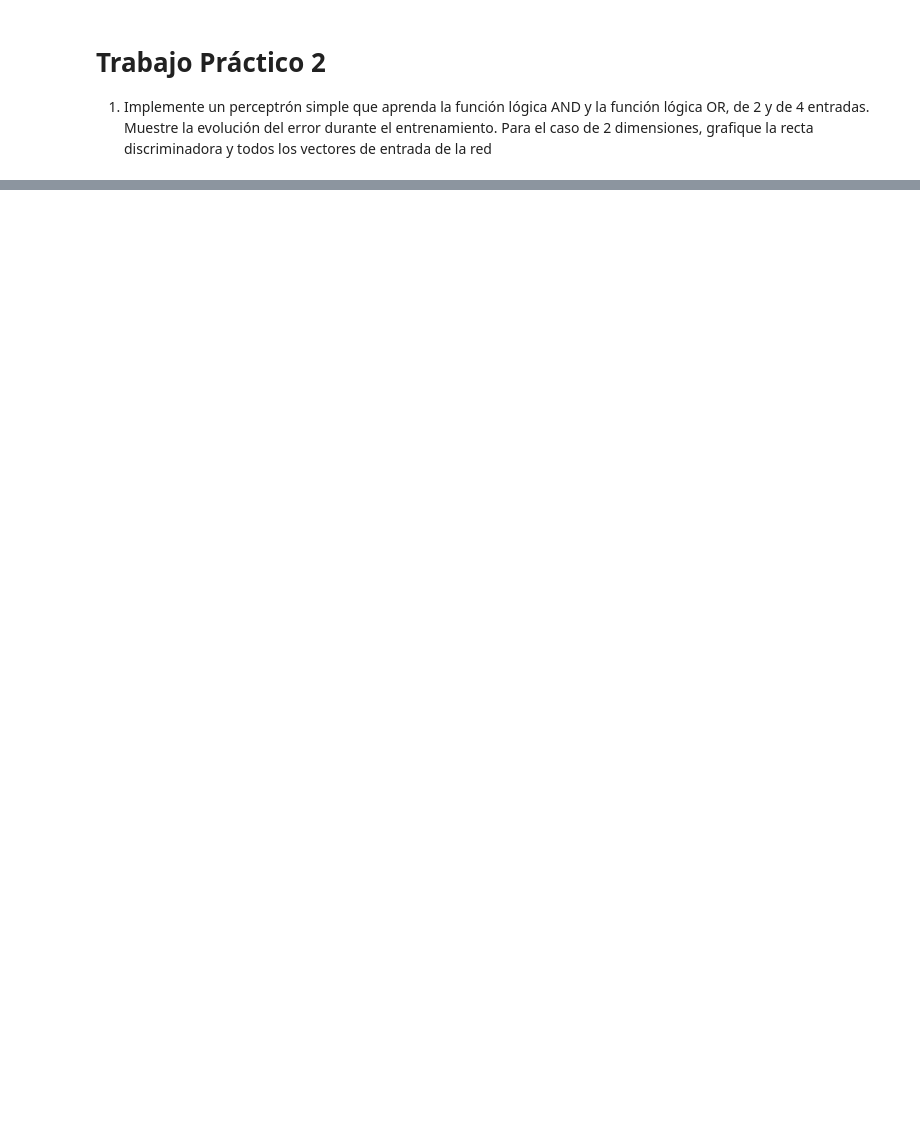
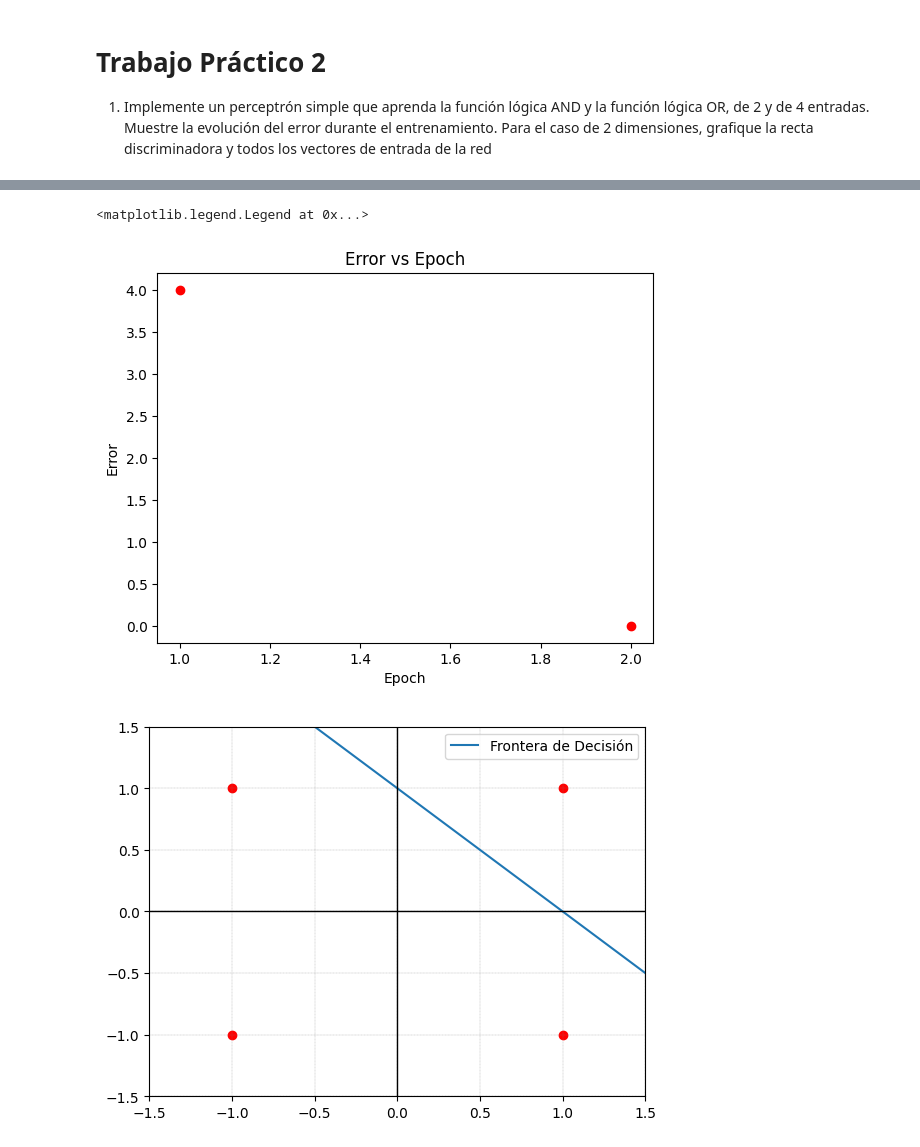
Before and after one commit to jstejman/Redes-Neuronales, a Jupyter notebook: tp2/tp2.ipynb, the cells around one changed output, grey strips where cells are left out. Drawn from its saved outputs; the diff is of its cells as text; code cells hidden in the pictures; blank space fills up the shorter version.

```diff
--- a/tp2/tp2.ipynb
+++ b/tp2/tp2.ipynb
@@ -12,10 +12,12 @@ import numpy as np
 import matplotlib.pyplot as plt
 
 class Perceptron:
-    def __init__(self, input_size, learning_rate=0.1, epochs=100):
+    def __init__(self, input_size, learning_rate=0.1, epochs=100, error = 100):
         self.weights = np.zeros(input_size +1)  # +1 for the bias term
         self.learning_rate = learning_rate
         self.epochs = epochs
+        self.error = error
+
 
     def activation_function(self, x):
         return 1 if x > 0 else -1
@@ -24,13 +26,41 @@ class Perceptron:
         z = self.weights.T.dot(np.insert(x, 0, 1))  # Insert 1 for the bias term
         return self.activation_function(z)
 
-    def error(self, yd, y):
-        return sum((yd - y) **2 for yd, y in zip(yd, y))
+    def ECM(self, yd, y):
+        self.error = sum((yd - y) **2 for yd, y in zip(yd, y))
+        return self.error
     def fit(self, X, y):
         for epoch in range(self.epochs):
-            if self.error(y, [self.predict(xi) for xi in X]) == 0:
+            if self.error == 0:
                 break
-            for xi, target in zip(X, y):
-                prediction = self.predict(xi)
-                self.weights[1:] += self.learning_rate * (target - prediction) * xi
-                self.weights[0] += self.learning_rate * (target - prediction)
+            indexes = np.random.permutation(len(y))
+            for index in indexes:
+                prediction = self.predict(X[index])
+                self.weights[1:] += self.learning_rate * (y[index] - prediction) * X[index]
+                self.weights[0] += self.learning_rate * (y[index] - prediction)
+                y_pred = [self.predict(xi) for xi in X]
+                self.ECM(y, y_pred)
+            plt.plot(epoch +1, self.error, 'ro')
+            plt.xlabel('Epoch')
+            plt.ylabel('Error')
+            plt.title('Error vs Epoch')
+# %%
+x_and = np.array([[-1, -1], [-1, 1], [1, -1], [1, 1]])
+y_and = np.array([-1, -1, -1, 1])
+perceptron_and = Perceptron(2)
+perceptron_and.fit(x_and, y_and)
+plt.figure()
+plt.scatter(x_and[:, 0], x_and[:, 1], c="red")
+x_values = np.linspace(-3, 3, 100)
+y_values = -(perceptron_and.weights[1] * x_values + perceptron_and.weights[0]) / perceptron_and.weights[2]
+plt.plot(x_values, y_values, label='Frontera de Decisión')
+plt.axhline(0, color='black',linewidth=1)
+plt.axvline(0, color='black',linewidth=1)
+plt.grid(color = 'gray', linestyle = '--', linewidth = 0.2)
+plt.xlim(-1.5, 1.5)
+plt.ylim(-1.5, 1.5)
+plt.legend()
+# %% [output]
+<matplotlib.legend.Legend at 0x...>
+[figure, added]
+[figure, added]
```
Also changed, not shown: parts of 3 cells of this notebook.
